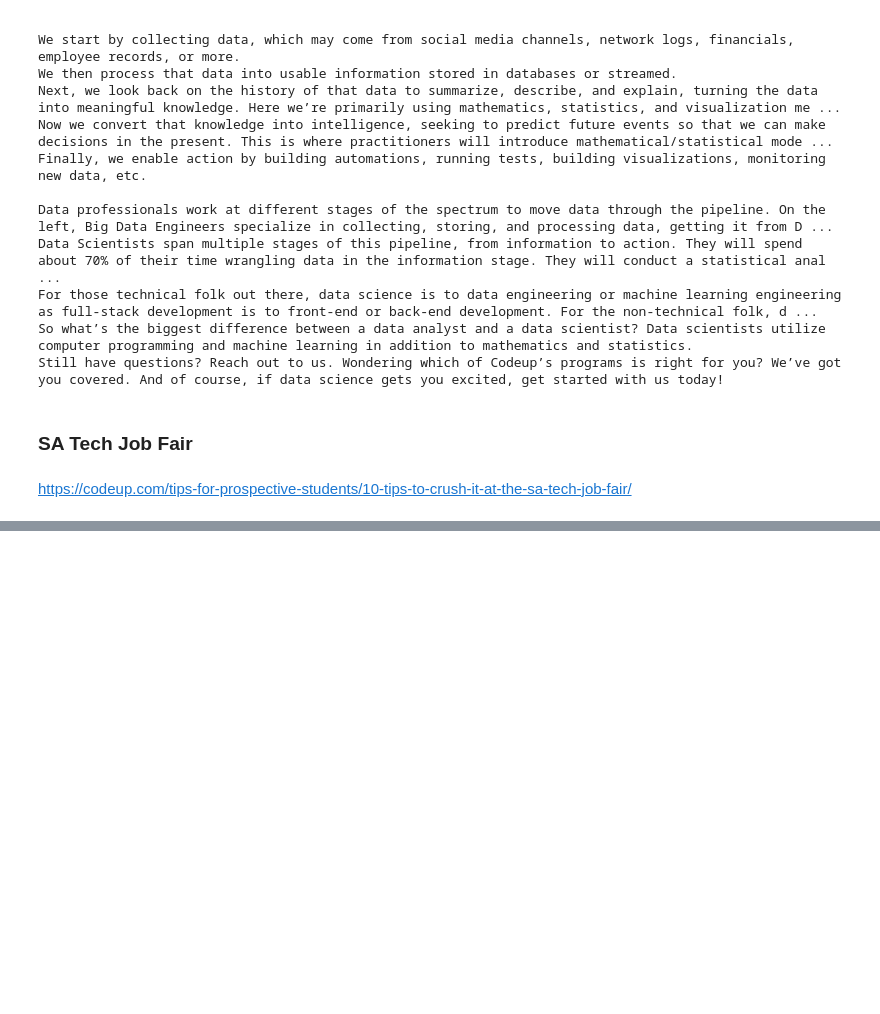
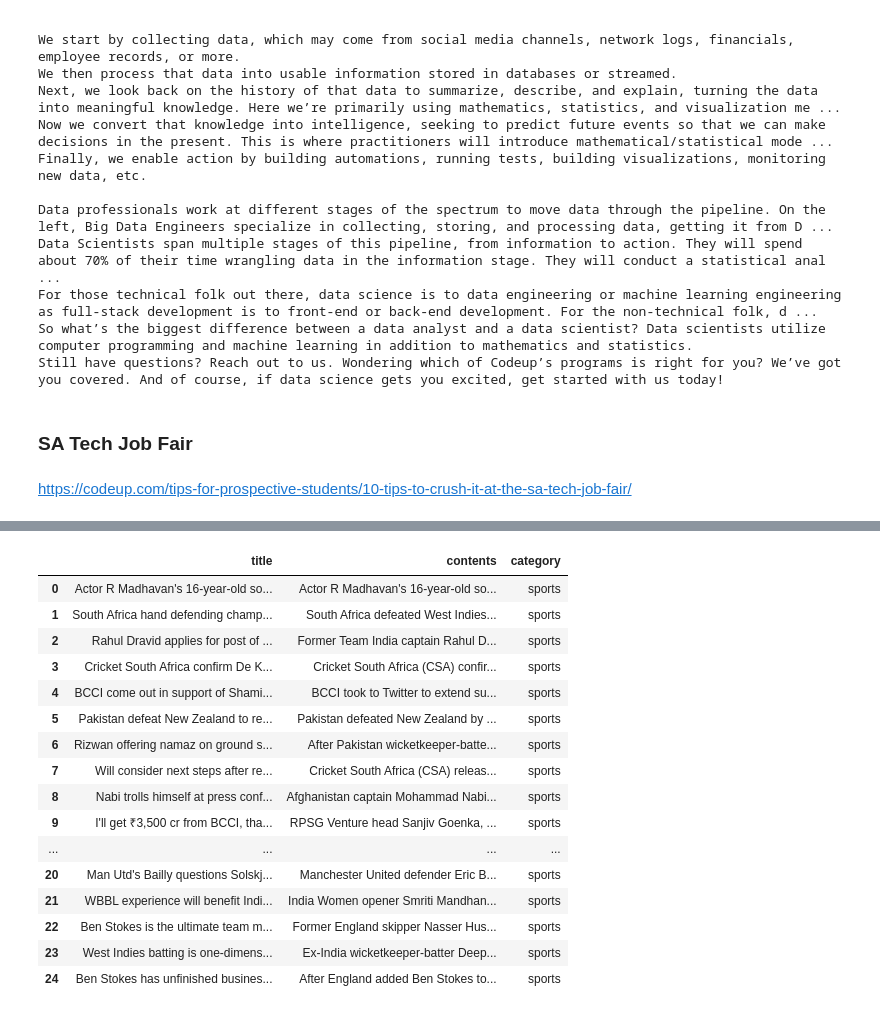
Before and after one commit to malachi-hale/natural-language-processing-exercises, a Jupyter notebook: acquire.ipynb, the cells around one changed output, grey strips where cells are left out. Cells and saved outputs as stored; diff of their text form; code cells hidden in the pictures; blank space fills up the shorter version.

```diff
--- a/acquire.ipynb
+++ b/acquire.ipynb
@@ -354,0 +520,43 @@ body
+# %%
+def get_articles(url):
+    headers = {'User-Agent': 'malachi-hale'}
+    response = requests.get(url, headers=headers)
+    html = response.text
+    soup = BeautifulSoup(html)
+    title = soup.select(".news-card-title.news-right-box")
+    titles = []
+    for i in range(0, (len(title))):
+        titles.append(title[i].select("[itemprop = 'headline']")[0].text.strip())
+    body = soup.select(".news-card-content.news-right-box")
+    contents = []
+    for i in range(0, (len(body))):
+        contents.append(body[i].select('[itemprop="articleBody"]')[0].text.strip())
+    articles =  pd.DataFrame({
+        "title": titles,
+      "contents": contents,
+        "category": url[29:]
+    })
+
+    return articles
+# %%
+url = "https://inshorts.com/en/read/sports"
+# %%
+get_articles(url)
+# %% [output]
+|  | title | contents | category |
+| 0 | Actor R Madhavan's 16-year-old so... | Actor R Madhavan's 16-year-old so... | sports |
+| 1 | South Africa hand defending champ... | South Africa defeated West Indies... | sports |
+| 2 | Rahul Dravid applies for post of ... | Former Team India captain Rahul D... | sports |
+| 3 | Cricket South Africa confirm De K... | Cricket South Africa (CSA) confir... | sports |
+| 4 | BCCI come out in support of Shami... | BCCI took to Twitter to extend su... | sports |
+| 5 | Pakistan defeat New Zealand to re... | Pakistan defeated New Zealand by ... | sports |
+| 6 | Rizwan offering namaz on ground s... | After Pakistan wicketkeeper-batte... | sports |
+| 7 | Will consider next steps after re... | Cricket South Africa (CSA) releas... | sports |
+| 8 | Nabi trolls himself at press conf... | Afghanistan captain Mohammad Nabi... | sports |
+| 9 | I'll get ₹3,500 cr from BCCI, tha... | RPSG Venture head Sanjiv Goenka, ... | sports |
+| ... | ... | ... | ... |
+| 20 | Man Utd's Bailly questions Solskj... | Manchester United defender Eric B... | sports |
+| 21 | WBBL experience will benefit Indi... | India Women opener Smriti Mandhan... | sports |
+| 22 | Ben Stokes is the ultimate team m... | Former England skipper Nasser Hus... | sports |
+| 23 | West Indies batting is one-dimens... | Ex-India wicketkeeper-batter Deep... | sports |
+| 24 | Ben Stokes has unfinished busines... | After England added Ben Stokes to... | sports |
```
Also changed, not shown: parts of 49 cells of this notebook.
